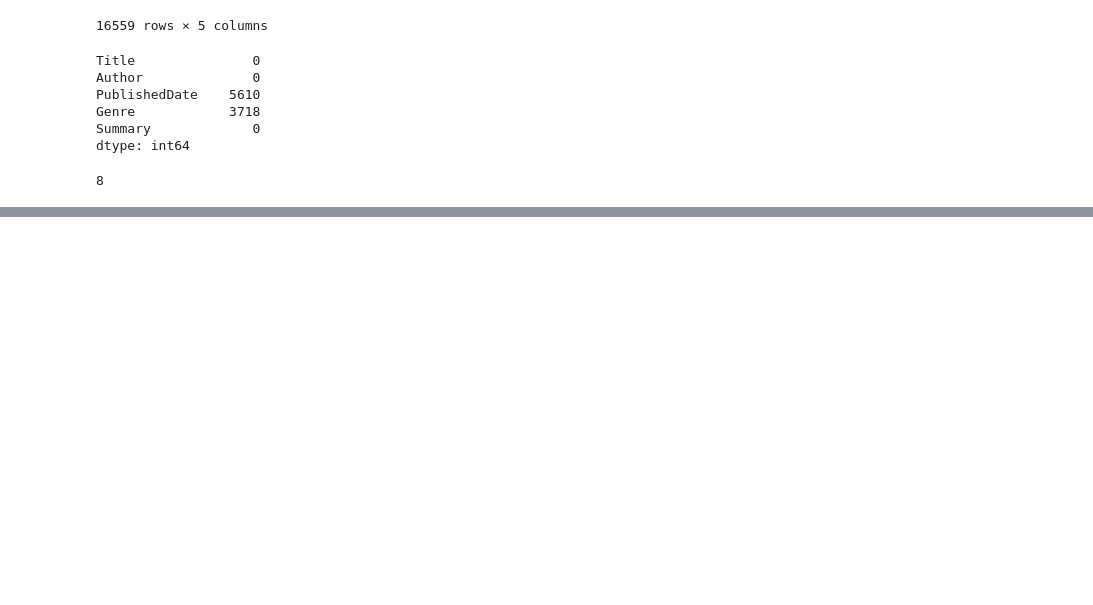
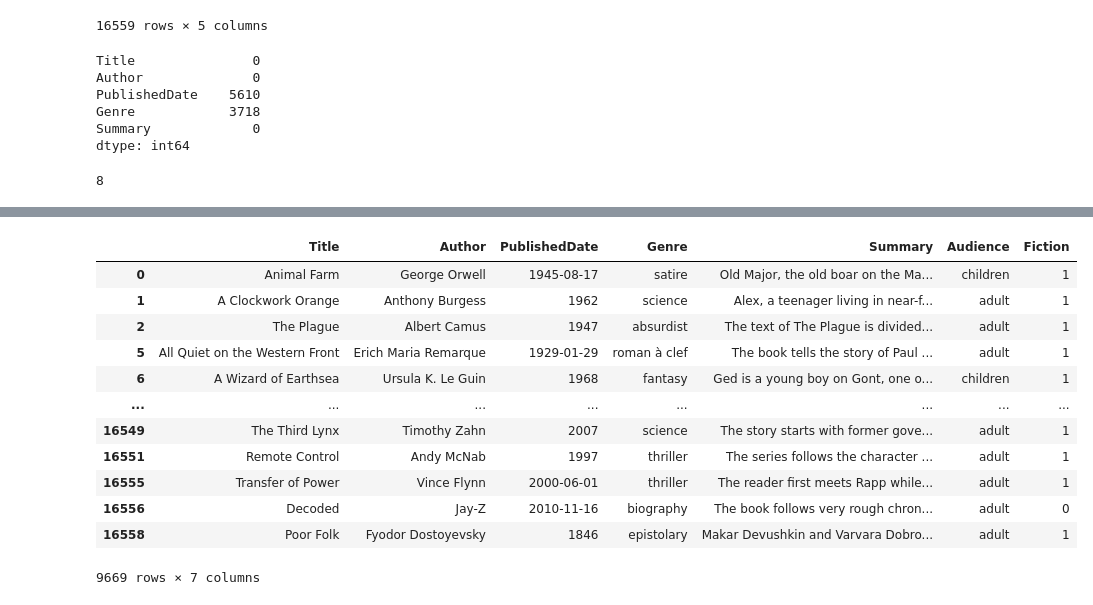
Before and after one commit to archana-rg/books-analysis, a Jupyter notebook: BookGenrePrediction.ipynb, the cells around one changed output, grey strips where cells are left out. Cells and saved outputs as stored; diff of their text form; code cells hidden in the pictures; blank space fills up the shorter version.

```diff
--- a/BookGenrePrediction.ipynb
+++ b/BookGenrePrediction.ipynb
@@ -70,0 +249,16 @@ books_df[['Title', 'Author']].duplicated().sum()
+# %%
+books_df_clean
+# %% [output]
+|  | Title | Author | PublishedDate | Genre | Summary | Audience | Fiction |
+| 0 | Animal Farm | George Orwell | 1945-08-17 | satire | Old Major, the old boar on the Ma... | children | 1 |
+| 1 | A Clockwork Orange | Anthony Burgess | 1962 | science | Alex, a teenager living in near-f... | adult | 1 |
+| 2 | The Plague | Albert Camus | 1947 | absurdist | The text of The Plague is divided... | adult | 1 |
+| 5 | All Quiet on the Western Front | Erich Maria Remarque | 1929-01-29 | roman à clef | The book tells the story of Paul ... | adult | 1 |
+| 6 | A Wizard of Earthsea | Ursula K. Le Guin | 1968 | fantasy | Ged is a young boy on Gont, one o... | children | 1 |
+| ... | ... | ... | ... | ... | ... | ... | ... |
+| 16549 | The Third Lynx | Timothy Zahn | 2007 | science | The story starts with former gove... | adult | 1 |
+| 16551 | Remote Control | Andy McNab | 1997 | thriller | The series follows the character ... | adult | 1 |
+| 16555 | Transfer of Power | Vince Flynn | 2000-06-01 | thriller | The reader first meets Rapp while... | adult | 1 |
+| 16556 | Decoded | Jay-Z | 2010-11-16 | biography | The book follows very rough chron... | adult | 0 |
+| 16558 | Poor Folk | Fyodor Dostoyevsky | 1846 | epistolary | Makar Devushkin and Varvara Dobro... | adult | 1 |
+9669 rows × 7 columns
```
Also changed, not shown: parts of 12 cells of this notebook.
